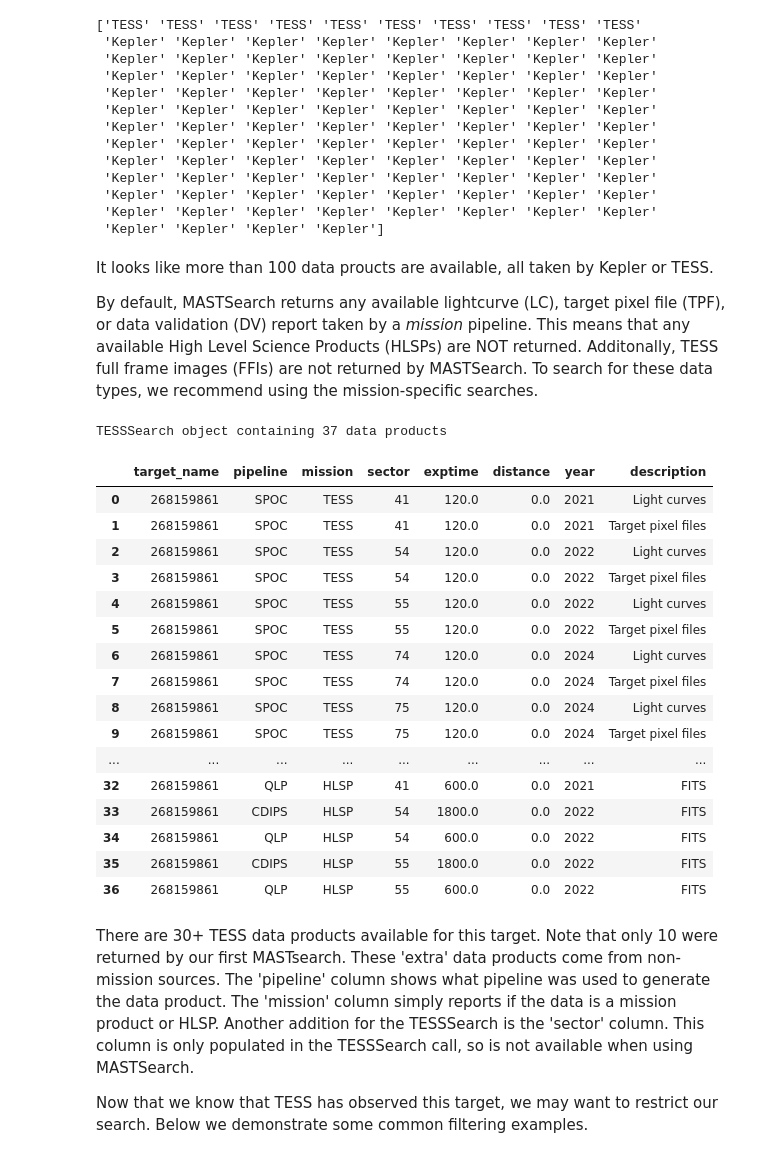
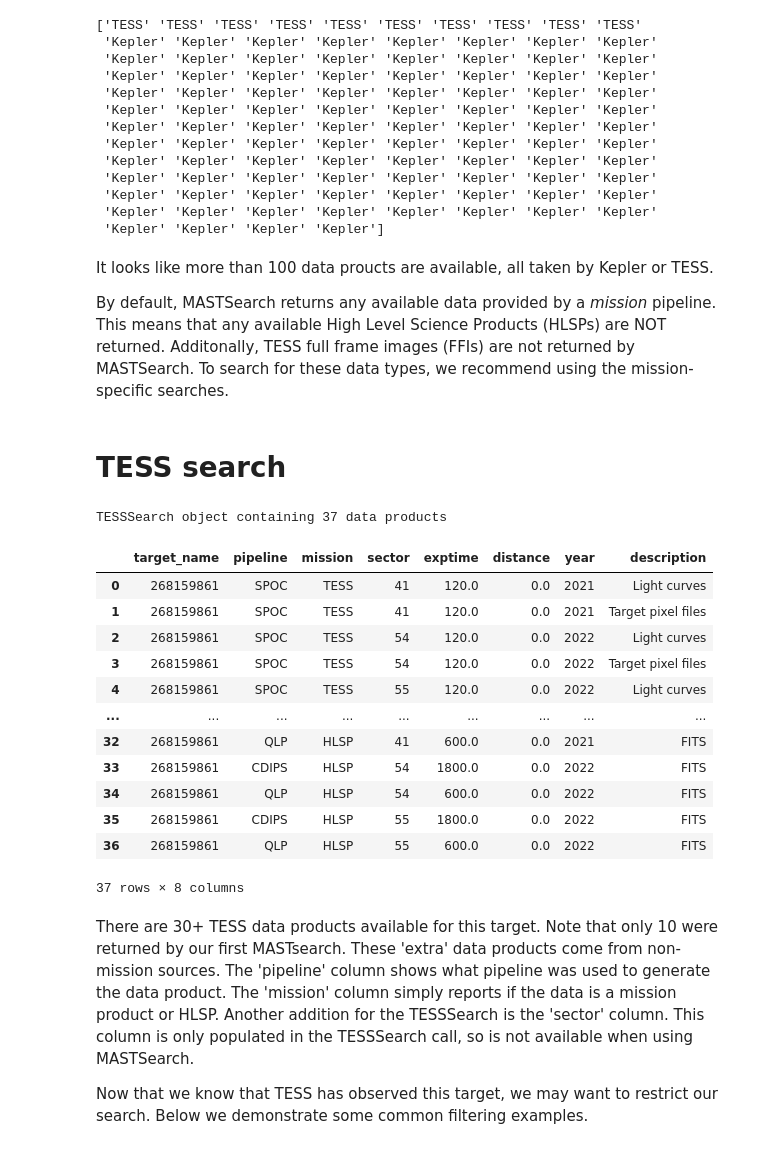
Before and after one commit to lightkurve/lksearch, a Jupyter notebook: docs/tutorials/Example_searches.ipynb, the cells around one changed output. Saved outputs shown, nothing was run; the diff lists cells and outputs as text; code cells hidden in the pictures.

```diff
--- a/docs/tutorials/Example_searches.ipynb
+++ b/docs/tutorials/Example_searches.ipynb
@@ -42,30 +77,28 @@ print(Kep186.mission)
 # %% [markdown]
 It looks like more than 100 data proucts are available, all taken by Kepler or TESS.
 
-By default, MASTSearch returns any available lightcurve (LC), target pixel file (TPF), or data validation (DV) report taken by a *mission* pipeline. This means that any available High Level Science Products (HLSPs) are NOT returned. Additonally, TESS full frame images (FFIs) are not returned by MASTSearch. To search for these data types, we recommend using the mission-specific searches.
+By default, MASTSearch returns any available data provided by a *mission* pipeline. This means that any available High Level Science Products (HLSPs) are NOT returned. Additonally, TESS full frame images (FFIs) are not returned by MASTSearch. To search for these data types, we recommend using the mission-specific searches.
+# %% [markdown]
+# TESS search
 # %%
-# Search for TESS data. This my default includes HLSPs and FFI cutouts.
-Kep186_TESS = TESSSearch('Kepler 186')
-Kep186_TESS
+# Search for TESS data. This by default includes both HLSPs and FFI cutouts.
+Kep186 = TESSSearch('Kepler 186')
+Kep186
 # %% [output]
 TESSSearch object containing 37 data products
 |  | target_name | pipeline | mission | sector | exptime | distance | year | description |
 | 0 | 268159861 | SPOC | TESS | 41 | 120.0 | 0.0 | 2021 | Light curves |
 | 1 | 268159861 | SPOC | TESS | 41 | 120.0 | 0.0 | 2021 | Target pixel files |
 | 2 | 268159861 | SPOC | TESS | 54 | 120.0 | 0.0 | 2022 | Light curves |
 | 3 | 268159861 | SPOC | TESS | 54 | 120.0 | 0.0 | 2022 | Target pixel files |
 | 4 | 268159861 | SPOC | TESS | 55 | 120.0 | 0.0 | 2022 | Light curves |
-| 5 | 268159861 | SPOC | TESS | 55 | 120.0 | 0.0 | 2022 | Target pixel files |
-| 6 | 268159861 | SPOC | TESS | 74 | 120.0 | 0.0 | 2024 | Light curves |
-| 7 | 268159861 | SPOC | TESS | 74 | 120.0 | 0.0 | 2024 | Target pixel files |
-| 8 | 268159861 | SPOC | TESS | 75 | 120.0 | 0.0 | 2024 | Light curves |
-| 9 | 268159861 | SPOC | TESS | 75 | 120.0 | 0.0 | 2024 | Target pixel files |
 | ... | ... | ... | ... | ... | ... | ... | ... | ... |
 | 32 | 268159861 | QLP | HLSP | 41 | 600.0 | 0.0 | 2021 | FITS |
 | 33 | 268159861 | CDIPS | HLSP | 54 | 1800.0 | 0.0 | 2022 | FITS |
 | 34 | 268159861 | QLP | HLSP | 54 | 600.0 | 0.0 | 2022 | FITS |
 | 35 | 268159861 | CDIPS | HLSP | 55 | 1800.0 | 0.0 | 2022 | FITS |
 | 36 | 268159861 | QLP | HLSP | 55 | 600.0 | 0.0 | 2022 | FITS |
+37 rows × 8 columns
 # %% [markdown]
 There are 30+ TESS data products available for this target. Note that only 10 were returned by our first MASTsearch. These 'extra' data products come from non-mission sources. The 'pipeline' column shows what pipeline was used to generate the data product. The 'mission' column simply reports if the data is a mission product or HLSP. Another addition for the TESSSearch is the 'sector' column. This column is only populated in the TESSSearch call, so is not available when using MASTSearch.
 
```
Also changed, not shown: parts of 30 cells of this notebook, 1 other file.
